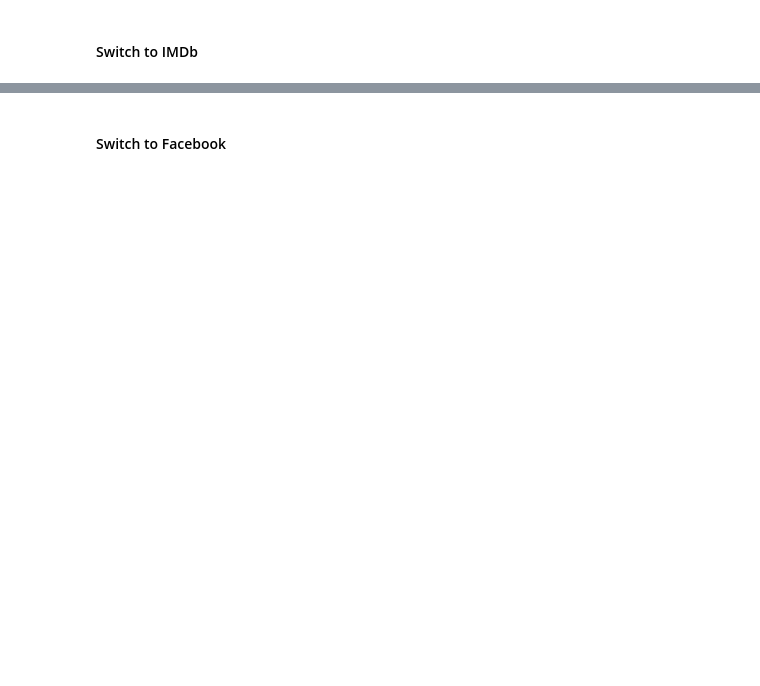
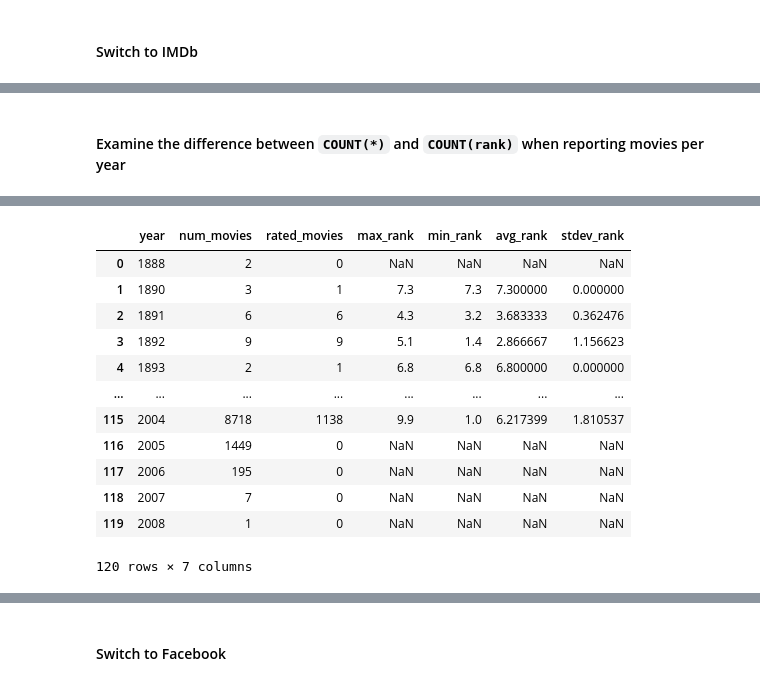
Before and after one commit to ipeirotis/introduction-to-databases, a Jupyter notebook: session5/D-SQL_Aggregation_Queries.ipynb, the cells around one changed output, grey strips where cells are left out. Drawn from its saved outputs; the diff is of its cells as text; code cells hidden in the pictures; blank space fills up the shorter version.

```diff
--- a/session5/D-SQL_Aggregation_Queries.ipynb
+++ b/session5/D-SQL_Aggregation_Queries.ipynb
@@ -633,0 +245,14 @@ Query started at 03:09:09 AM UTC; Query executed in 0.01 m
+# %% [markdown]
+#### Examine the difference between `COUNT(*)` and `COUNT(rank)` when reporting movies per year
+# %%
+%%read_sql
+SELECT year,
+    COUNT(*) AS num_movies,
+    COUNT(rank) AS rated_movies,
+    MAX(rank) AS max_rank,
+    MIN(rank) AS min_rank,
+    AVG(rank) AS avg_rank,
+    STDDEV(rank) AS stdev_rank
+FROM movies
+GROUP BY year
+# %% [output]
@@ -633,0 +260,13 @@ Query started at 03:09:09 AM UTC; Query executed in 0.01 m
+|  | year | num_movies | rated_movies | max_rank | min_rank | avg_rank | stdev_rank |
+| 0 | 1888 | 2 | 0 | NaN | NaN | NaN | NaN |
+| 1 | 1890 | 3 | 1 | 7.3 | 7.3 | 7.300000 | 0.000000 |
+| 2 | 1891 | 6 | 6 | 4.3 | 3.2 | 3.683333 | 0.362476 |
+| 3 | 1892 | 9 | 9 | 5.1 | 1.4 | 2.866667 | 1.156623 |
+| 4 | 1893 | 2 | 1 | 6.8 | 6.8 | 6.800000 | 0.000000 |
+| ... | ... | ... | ... | ... | ... | ... | ... |
+| 115 | 2004 | 8718 | 1138 | 9.9 | 1.0 | 6.217399 | 1.810537 |
+| 116 | 2005 | 1449 | 0 | NaN | NaN | NaN | NaN |
+| 117 | 2006 | 195 | 0 | NaN | NaN | NaN | NaN |
+| 118 | 2007 | 7 | 0 | NaN | NaN | NaN | NaN |
+| 119 | 2008 | 1 | 0 | NaN | NaN | NaN | NaN |
+120 rows × 7 columns
```
Also changed, not shown: parts of 148 cells of this notebook.
